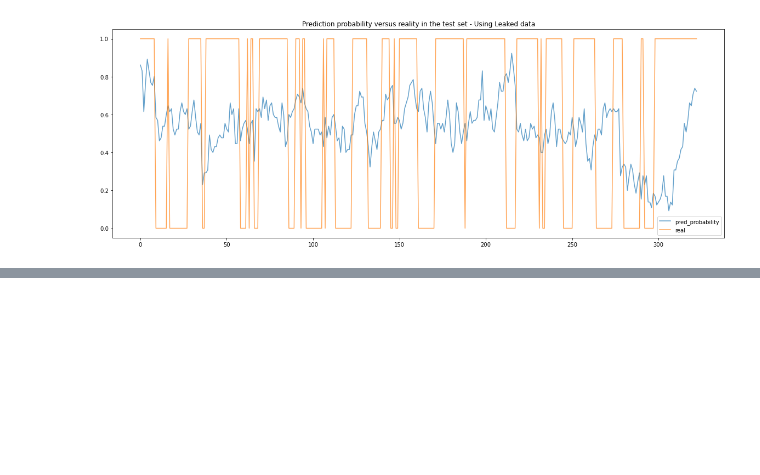
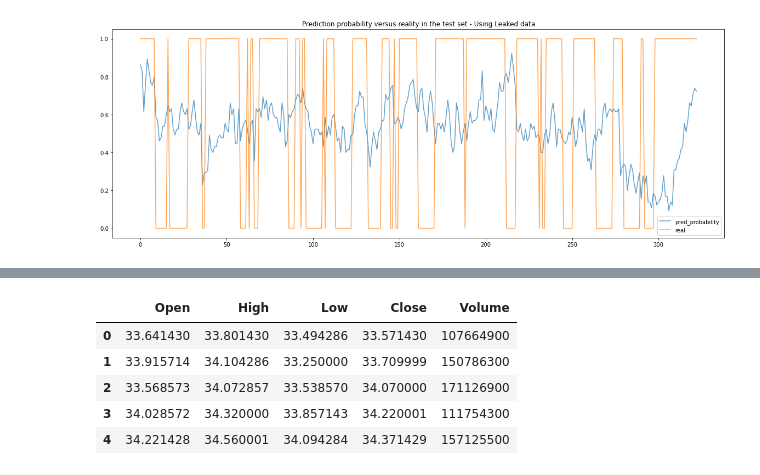
Before and after one commit to PodorCN/AFM423, a Jupyter notebook: Untitled.ipynb, the cells around one changed output, grey strips where cells are left out. Cells and saved outputs as stored; diff of their text form; code cells hidden in the pictures; blank space fills up the shorter version.

```diff
--- a/Untitled.ipynb
+++ b/Untitled.ipynb
@@ -178,0 +232,9 @@ Confusion Matrix
+# %%
+aapl.head()
+# %% [output]
+|  | Open | High | Low | Close | Volume |
+| 0 | 33.641430 | 33.801430 | 33.494286 | 33.571430 | 107664900 |
+| 1 | 33.915714 | 34.104286 | 33.250000 | 33.709999 | 150786300 |
+| 2 | 33.568573 | 34.072857 | 33.538570 | 34.070000 | 171126900 |
+| 3 | 34.028572 | 34.320000 | 33.857143 | 34.220001 | 111754300 |
+| 4 | 34.221428 | 34.560001 | 34.094284 | 34.371429 | 157125500 |
```
Also changed, not shown: parts of 4 cells of this notebook.
